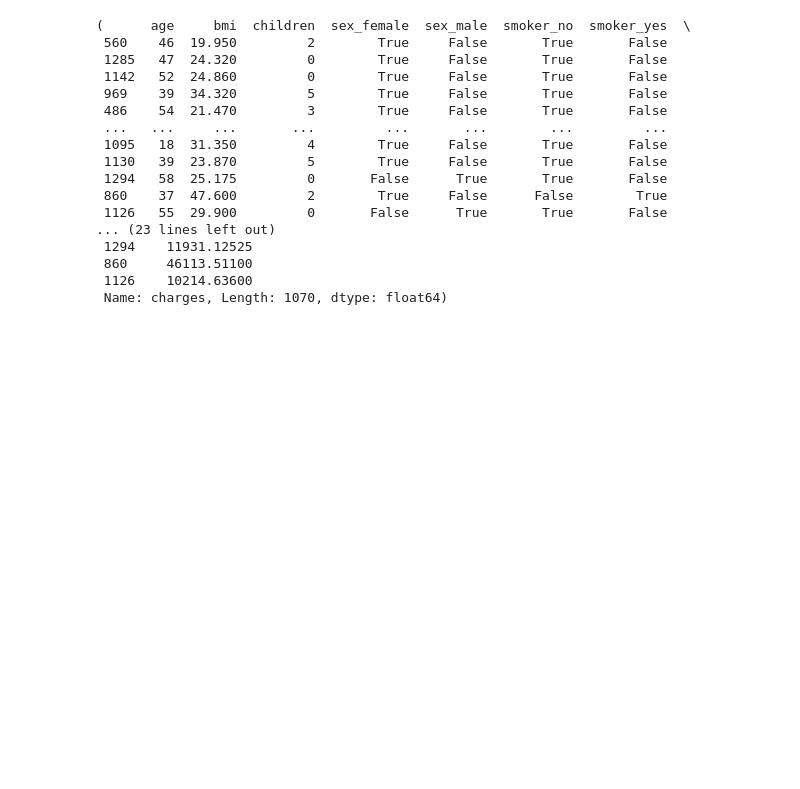
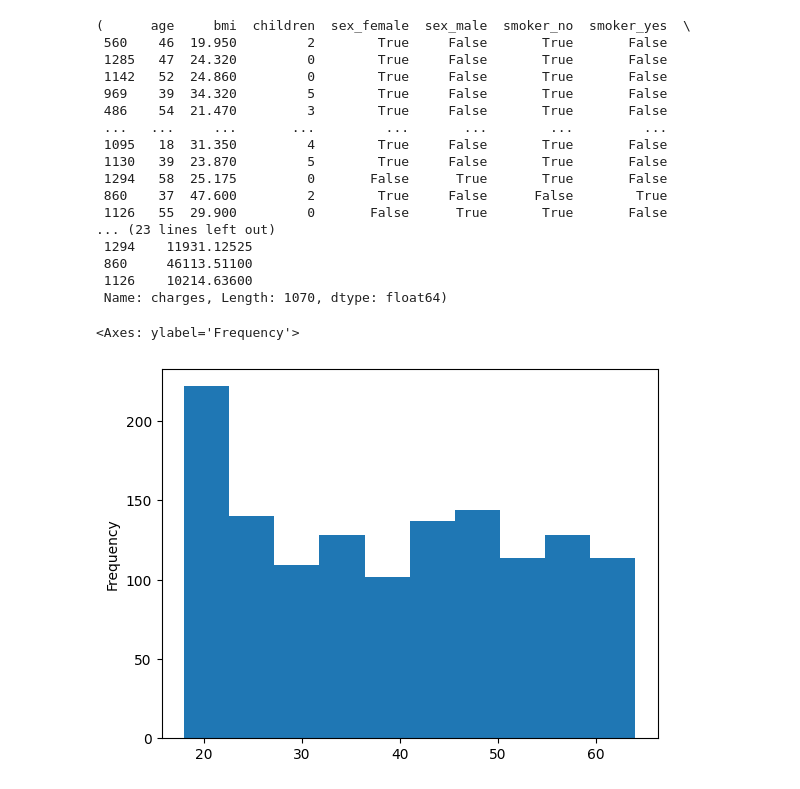
Before and after one commit to Md-Aziz-Developer/tensorflow-learning, a Jupyter notebook: 01_part2_large_example.ipynb, the cells around one changed output. Cells and saved outputs as stored; diff of their text form; code cells hidden in the pictures; blank space fills up the shorter version.

```diff
--- a/01_part2_large_example.ipynb
+++ b/01_part2_large_example.ipynb
@@ -265,3 +268,8 @@ X_train, y_train
  860     46113.51100
  1126    10214.63600
  Name: charges, Length: 1070, dtype: float64)
+# %%
+X['age'].plot(kind='hist')
+# %% [output]
+<Axes: ylabel='Frequency'>
+[figure, added]
```
Also changed, not shown: parts of 5 cells of this notebook.
